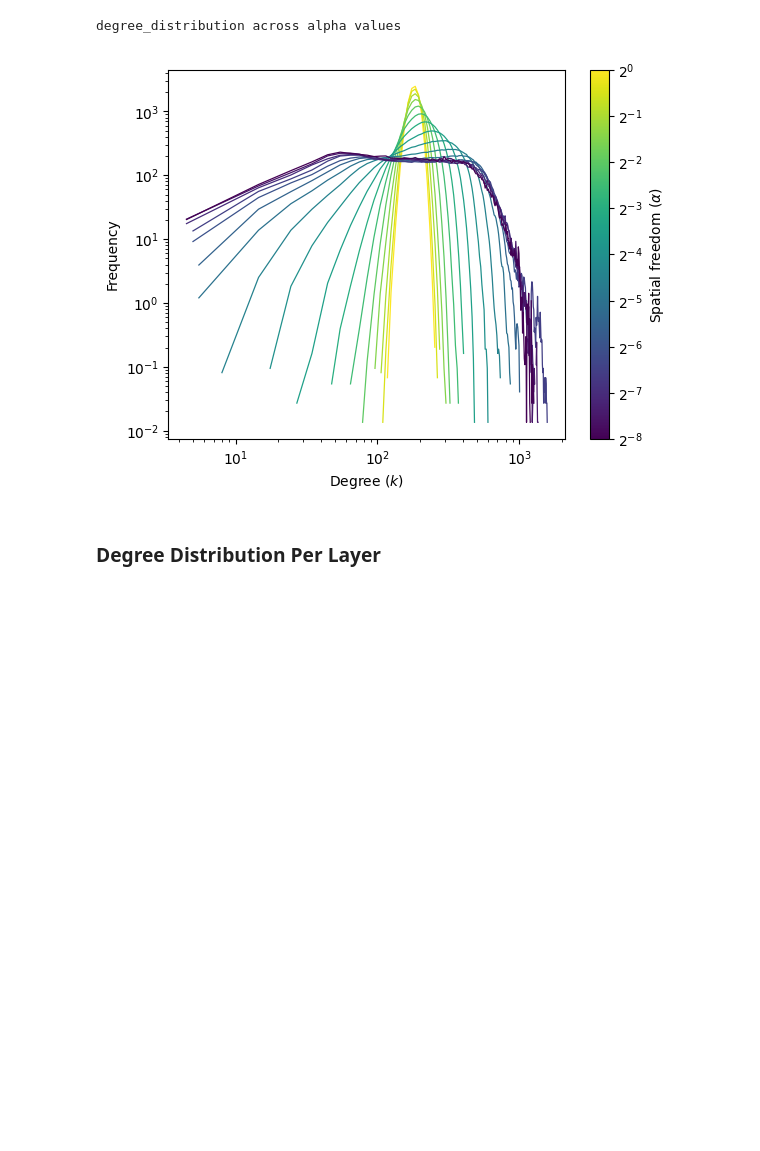
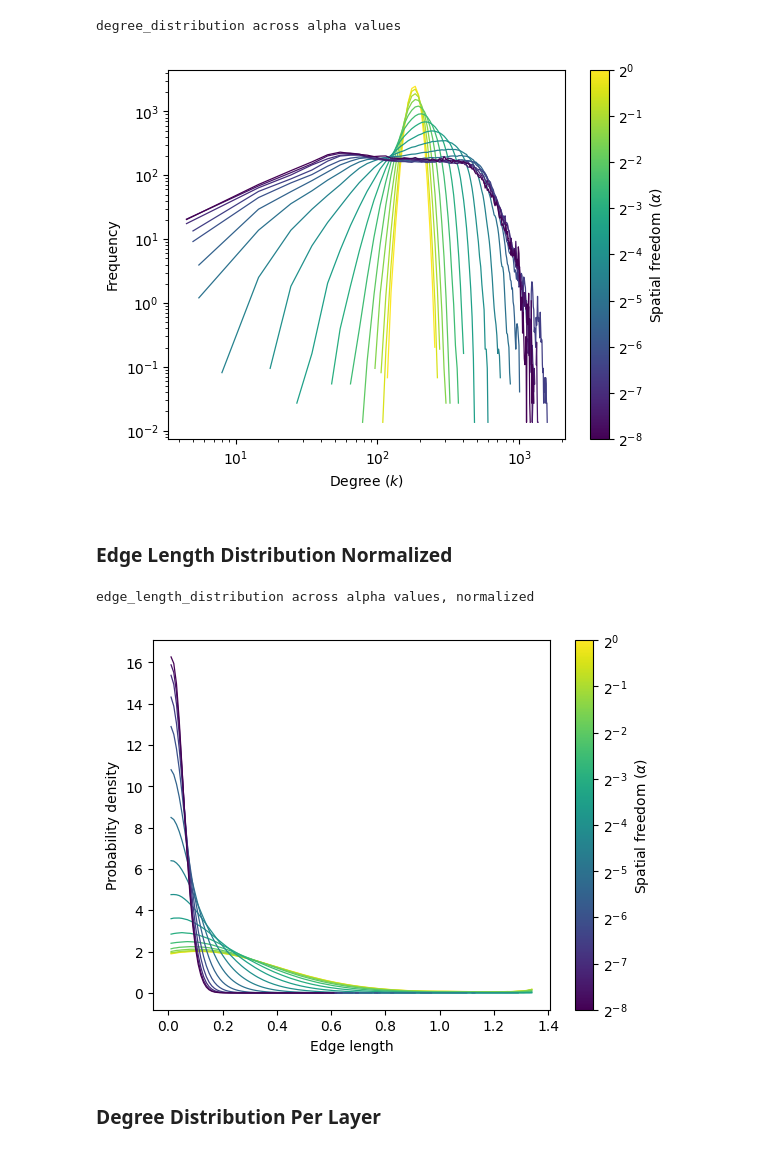
Before and after one commit to IrinaMonaEpure/MARS, a Jupyter notebook: notebooks/server_experiments_10k_normal.ipynb, the cells around one changed output. Cells and saved outputs as stored; diff of their text form; code cells hidden in the pictures; blank space fills up the shorter version.

Commit message:
Multiple parameter experiments (std and alpha)

```diff
--- a/notebooks/server_experiments_10k_normal.ipynb
+++ b/notebooks/server_experiments_10k_normal.ipynb
@@ -454,3 +449,5 @@ plt.show()
 # %% [output]
 degree_distribution across alpha values
 [figure]
+# %% [markdown]
+### Edge Length Distribution Normalized
@@ -457,3 +476,68 @@ degree_distribution across alpha values
+# %%
+print(f"{PropertyEnum.EDGE_LENGTH_DISTRIBUTION.name.lower()} across alpha values, normalized")
+
+root = Path.cwd().parents[0]
+cfg = load_config(root / "configs" / "default_server.yaml")
+
+fig, ax = plt.subplots()
+
+for i, alpha in enumerate(alphas):
+    dist = results[alpha][PropertyEnum.EDGE_LENGTH_DISTRIBUTION]
+
+    x = dist[:, 0]
+    y = dist[:, 1].astype(float)
+
+    prob = np.array([
+        sq_line_picking_prob(cfg, delta)
+        for delta in x
+    ])
+
+    mask = prob > 1e-3 # Avoiding cases with division by 0
+
+    x = x[mask]
+    y = y[mask] / prob[mask]
+    y = normalise_as_pdf(y, 0.01)
+
+    y[y <= 0] = np.nan
+
+    color = cmap(norm(alpha))
+
+    ax.plot(
+        x,
+        y,
+        color=color,
+        linestyle=linestyles[i % len(linestyles)],
+        linewidth=0.9,
+    )
+
+sm = cm.ScalarMappable(
+    cmap=cmap,
+    norm=norm,
+)
+sm.set_array([])
+
+cbar = fig.colorbar(sm, ax=ax)
+cbar.set_label(alpha_label)
+cbar.set_ticks(ticks)
+cbar.set_ticklabels([
+    rf"$2^{{{-i//2}}}$"
+    for i in tick_is
+])
+
+label = prop_labels.get(PropertyEnum.EDGE_LENGTH_DISTRIBUTION, PropertyEnum.EDGE_LENGTH_DISTRIBUTION.name.lower())
+
+ax.set_xlabel(label)
+ax.set_ylabel("Probability density")
+
+plt.savefig(
+    plot_dir / f"{PropertyEnum.EDGE_LENGTH_DISTRIBUTION.name.lower()}_all_alpha_normalized.png",
+    bbox_inches="tight",
+)
+
+plt.show()
+# %% [output]
+edge_length_distribution across alpha values, normalized
+[figure, added]
 # %% [markdown]
 ### Degree Distribution Per Layer
 # %%
```
Also changed, not shown: parts of 2 cells of this notebook, 11 other files.
